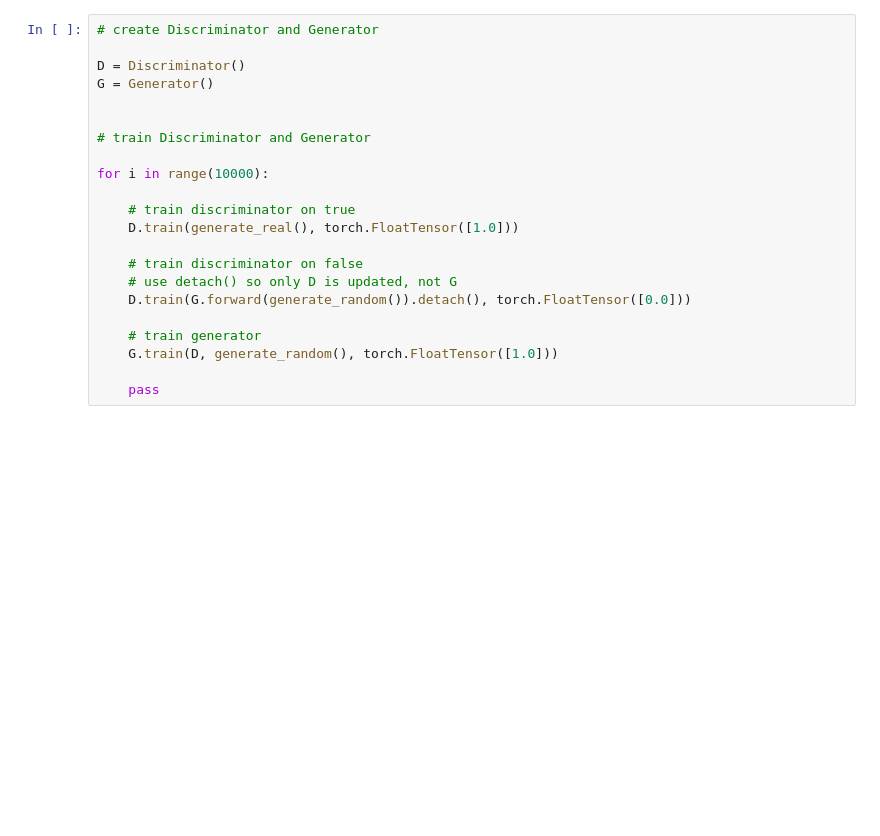
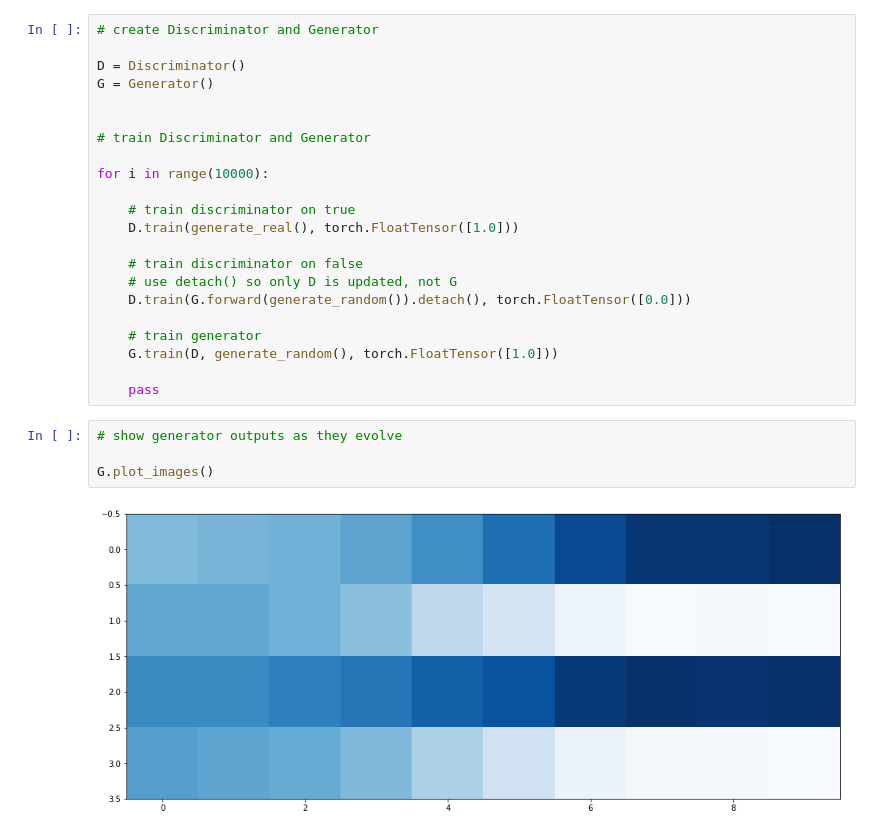
Before and after one commit to makeyourownalgorithmicart/makeyourownalgorithmicart, a Jupyter notebook: blog/generative-adversarial-network/01_simple_gan.ipynb, the cells around one changed output. Saved outputs shown, nothing was run; the diff lists cells and outputs as text; blank space fills up the shorter version.

```diff
--- a/blog/generative-adversarial-network/01_simple_gan.ipynb
+++ b/blog/generative-adversarial-network/01_simple_gan.ipynb
@@ -241,6 +251,12 @@ for i in range(10000):
     G.train(D, generate_random(), torch.FloatTensor([1.0]))
 
     pass
+# %%
+# show generator outputs as they evolve
+
+G.plot_images()
+# %% [output]
+[figure, added]
 # %%
 print( D.forward(generate_real()).item() )
 print( D.forward(generate_false()).item() )
```
Also changed, not shown: parts of 12 cells of this notebook.
